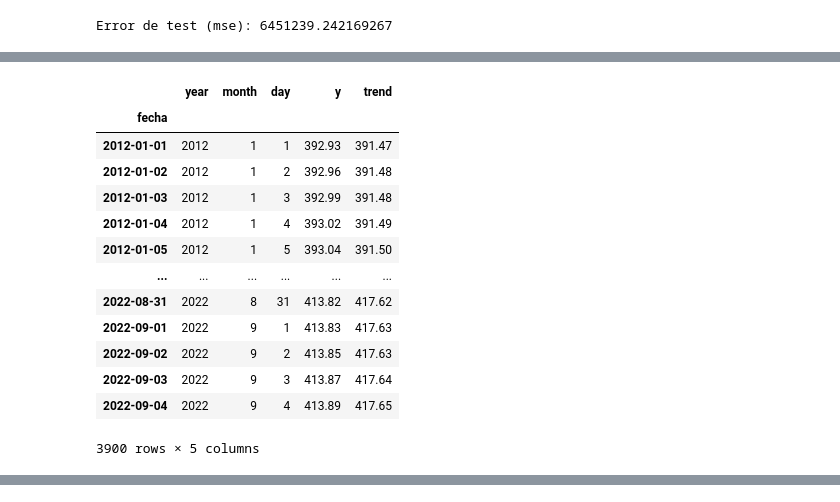
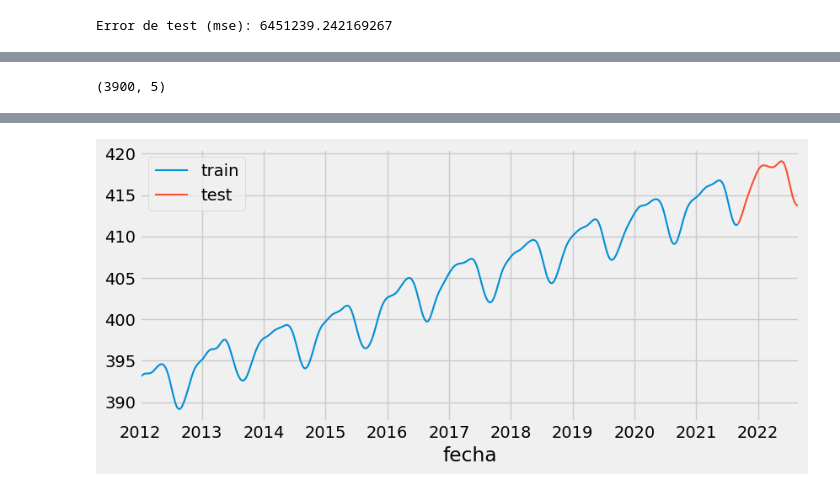
Before and after one commit to lookmydata/CO2-Emissions, a Jupyter notebook: exploration/KPI_exploratorio_Fercho.ipynb, the cells around one changed output, grey strips where cells are left out. Saved outputs shown, nothing was run; the diff lists cells and outputs as text; code cells hidden in the pictures.

```diff
--- a/exploration/KPI_exploratorio_Fercho.ipynb
+++ b/exploration/KPI_exploratorio_Fercho.ipynb
@@ -790,3 +790,7 @@ datos['fecha'] = pd.to_datetime(dc[['day','month','year']])
 datos = datos.set_index('fecha')
 # %%
 datos = datos.rename(columns={'smoothed':'y','trend':'exog_1'})
+datos = datos.asfreq('D')
+# %%
+datos = datos.sort_index()
+datos.head()
@@ -793,17 +805,17 @@ datos = datos.rename(columns={'smoothed':'y','trend':'exog_1'})
 # %%
-datos
+datos.shape
 # %% [output]
-|  | year | month | day | y | trend |
-| fecha |  |  |  |  |  |
-| 2012-01-01 | 2012 | 1 | 1 | 392.93 | 391.47 |
-| 2012-01-02 | 2012 | 1 | 2 | 392.96 | 391.48 |
-| 2012-01-03 | 2012 | 1 | 3 | 392.99 | 391.48 |
-| 2012-01-04 | 2012 | 1 | 4 | 393.02 | 391.49 |
-| 2012-01-05 | 2012 | 1 | 5 | 393.04 | 391.50 |
-| ... | ... | ... | ... | ... | ... |
-| 2022-08-31 | 2022 | 8 | 31 | 413.82 | 417.62 |
-| 2022-09-01 | 2022 | 9 | 1 | 413.83 | 417.63 |
-| 2022-09-02 | 2022 | 9 | 2 | 413.85 | 417.63 |
-| 2022-09-03 | 2022 | 9 | 3 | 413.87 | 417.64 |
-| 2022-09-04 | 2022 | 9 | 4 | 413.89 | 417.65 |
-3900 rows × 5 columns
+(3900, 5)
+# %%
+steps = 365
+datos_train = datos[:-steps]
+datos_test  = datos[-steps:]
+
+print(f"Fechas train : {datos_train.index.min()} --- {datos_train.index.max()}  (n={len(datos_train)})")
+print(f"Fechas test  : {datos_test.index.min()} --- {datos_test.index.max()}  (n={len(datos_test)})")
+
+fig, ax = plt.subplots(figsize=(9, 4))
+datos_train['y'].plot(ax=ax, label='train')
+datos_test['y'].plot(ax=ax, label='test')
+ax.legend();
+# %% [output]
@@ -809,0 +824 @@ datos
+[figure, added]
```
Also changed, not shown: parts of 9 cells of this notebook, 1 other file.
